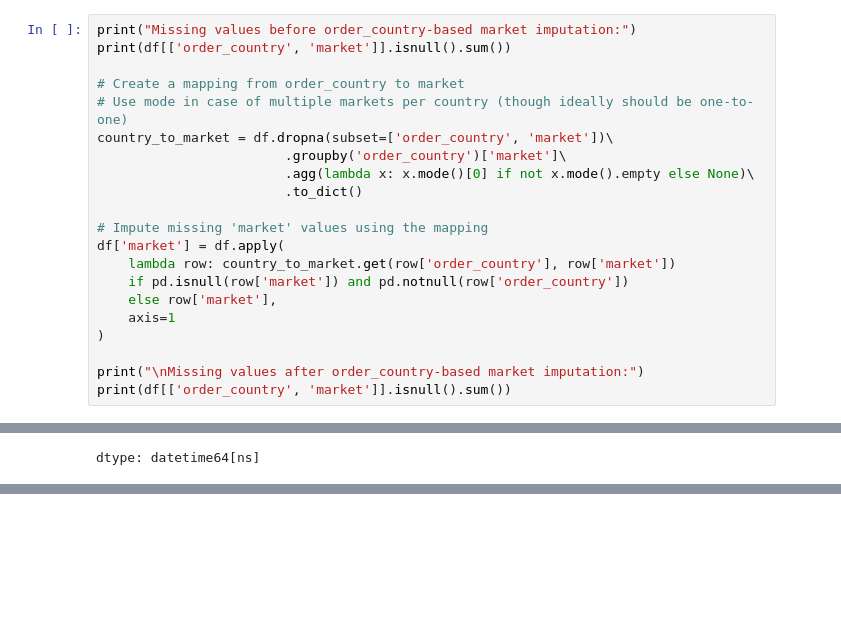
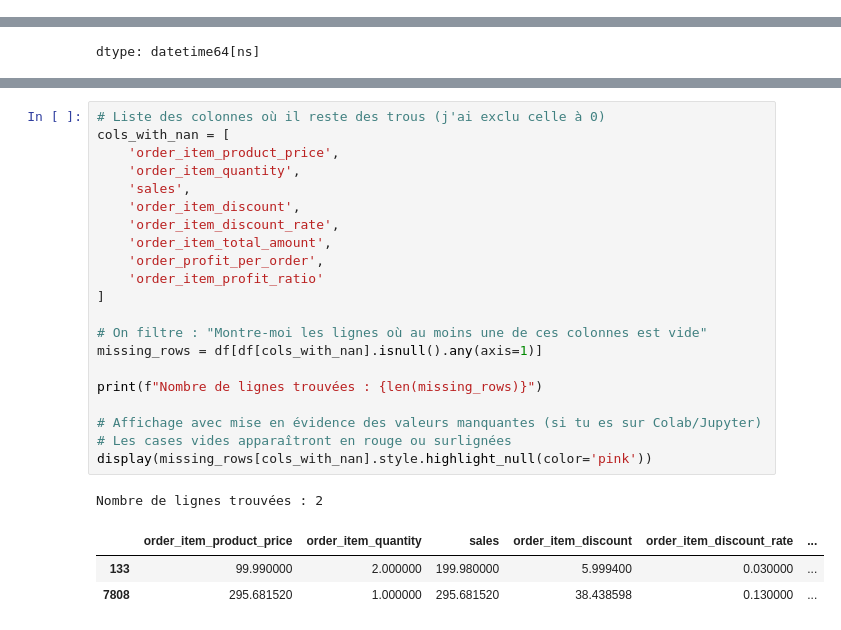
Before and after one commit to moubarik-ashraf/DS_Project, a Jupyter notebook: notebooks/01_exploration.ipynb, the cells around one changed output, grey strips where cells are left out. Cells and saved outputs as stored; diff of their text form; blank space fills up the shorter version.

```diff
--- a/notebooks/01_exploration.ipynb
+++ b/notebooks/01_exploration.ipynb
@@ -550,21 +572,0 @@ To impute missing 'market' values, I will create a mapping from 'order_country'
-# %%
-print("Missing values before order_country-based market imputation:")
-print(df[['order_country', 'market']].isnull().sum())
-
-# Create a mapping from order_country to market
-# Use mode in case of multiple markets per country (though ideally should be one-to-one)
-country_to_market = df.dropna(subset=['order_country', 'market'])\
-                        .groupby('order_country')['market']\
-                        .agg(lambda x: x.mode()[0] if not x.mode().empty else None)\
-                        .to_dict()
-
-# Impute missing 'market' values using the mapping
-df['market'] = df.apply(
-    lambda row: country_to_market.get(row['order_country'], row['market'])
-    if pd.isnull(row['market']) and pd.notnull(row['order_country'])
-    else row['market'],
-    axis=1
-)
-
-print("\nMissing values after order_country-based market imputation:")
-print(df[['order_country', 'market']].isnull().sum())
@@ -636,0 +863,26 @@ dtype: datetime64[ns]
+# %%
+# Liste des colonnes où il reste des trous (j'ai exclu celle à 0)
+cols_with_nan = [
+    'order_item_product_price',
+    'order_item_quantity',
+    'sales',
+    'order_item_discount',
+    'order_item_discount_rate',
+    'order_item_total_amount',
+    'order_profit_per_order',
+    'order_item_profit_ratio'
+]
+
+# On filtre : "Montre-moi les lignes où au moins une de ces colonnes est vide"
+missing_rows = df[df[cols_with_nan].isnull().any(axis=1)]
+
+print(f"Nombre de lignes trouvées : {len(missing_rows)}")
+
+# Affichage avec mise en évidence des valeurs manquantes (si tu es sur Colab/Jupyter)
+# Les cases vides apparaîtront en rouge ou surlignées
+display(missing_rows[cols_with_nan].style.highlight_null(color='pink'))
+# %% [output]
+Nombre de lignes trouvées : 2
+|  | order_item_product_price | order_item_quantity | sales | order_item_discount | order_item_discount_rate | ... |
+| 133 | 99.990000 | 2.000000 | 199.980000 | 5.999400 | 0.030000 | ... |
+| 7808 | 295.681520 | 1.000000 | 295.681520 | 38.438598 | 0.130000 | ... |
```
Also changed, not shown: parts of 20 cells of this notebook.
